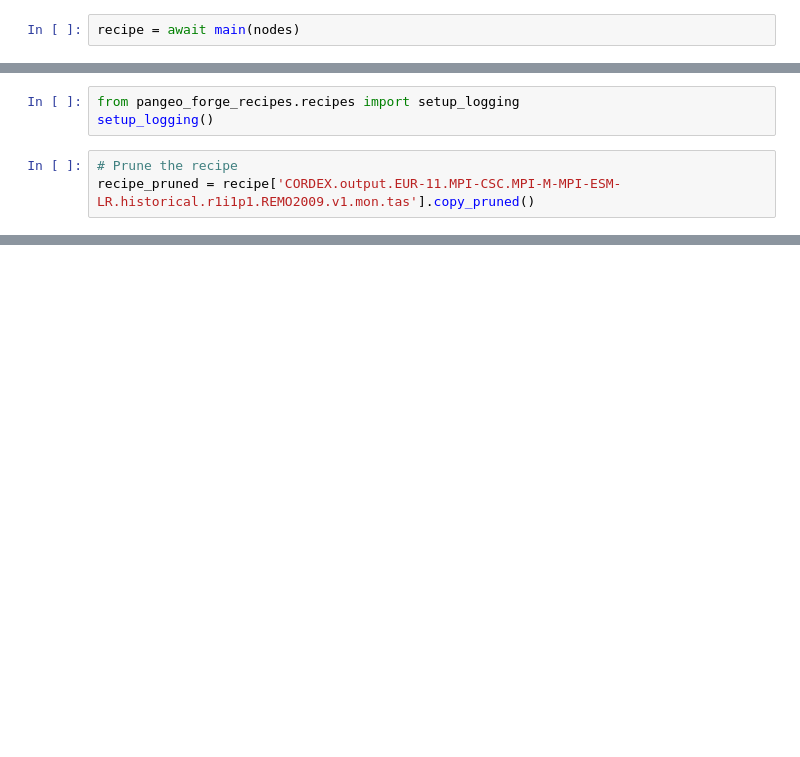
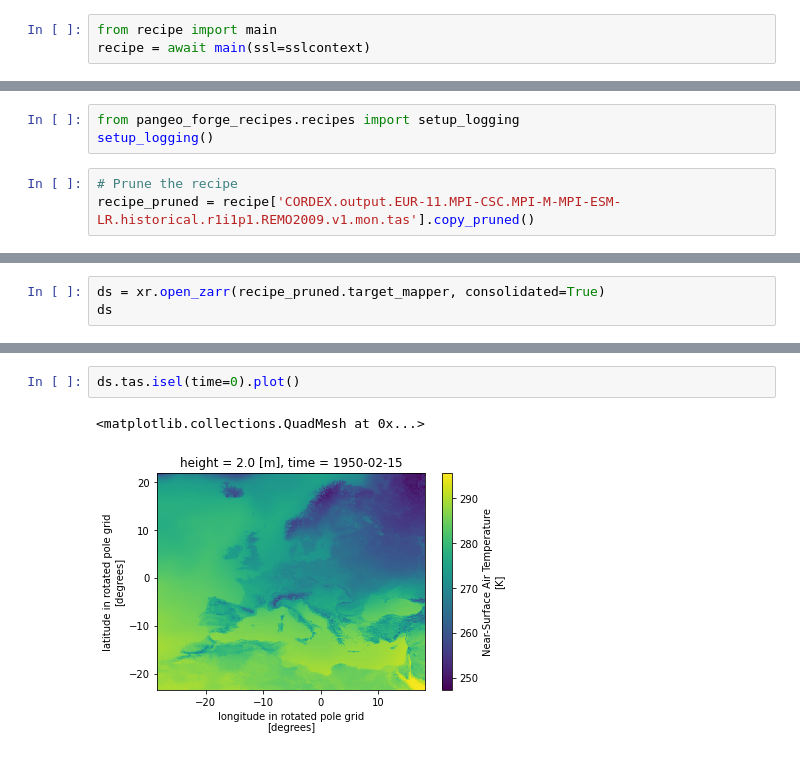
Before and after one commit to larsbuntemeyer/cordex-forge-dev, a Jupyter notebook: cordex-recipe-run.ipynb, the cells around one changed output, grey strips where cells are left out. Drawn from its saved outputs; the diff is of its cells as text; blank space fills up the shorter version.

```diff
--- a/cordex-recipe-run.ipynb
+++ b/cordex-recipe-run.ipynb
@@ -6,3 +44,4 @@ from recipe import *
 # %%
-recipe = await main(nodes)
+from recipe import main
+recipe = await main(ssl=sslcontext)
 # %% [output]
@@ -47,0 +122,3 @@ FileNotFoundError: http://esgf1.dkrz.de/thredds/fileServer/cordex/cordex/output/
+# %%
+ds = xr.open_zarr(recipe_pruned.target_mapper, consolidated=True)
+ds
@@ -47,0 +222,5 @@ FileNotFoundError: http://esgf1.dkrz.de/thredds/fileServer/cordex/cordex/output/
+# %%
+ds.tas.isel(time=0).plot()
+# %% [output]
+<matplotlib.collections.QuadMesh at 0x...>
+[figure, added]
```
Also changed, not shown: parts of 7 cells of this notebook, 1 other file.
